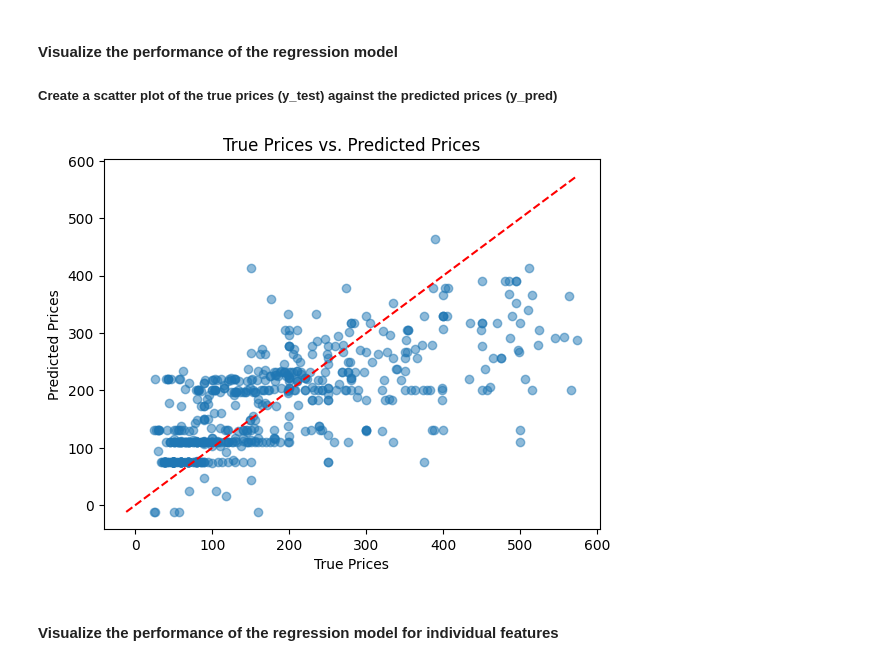
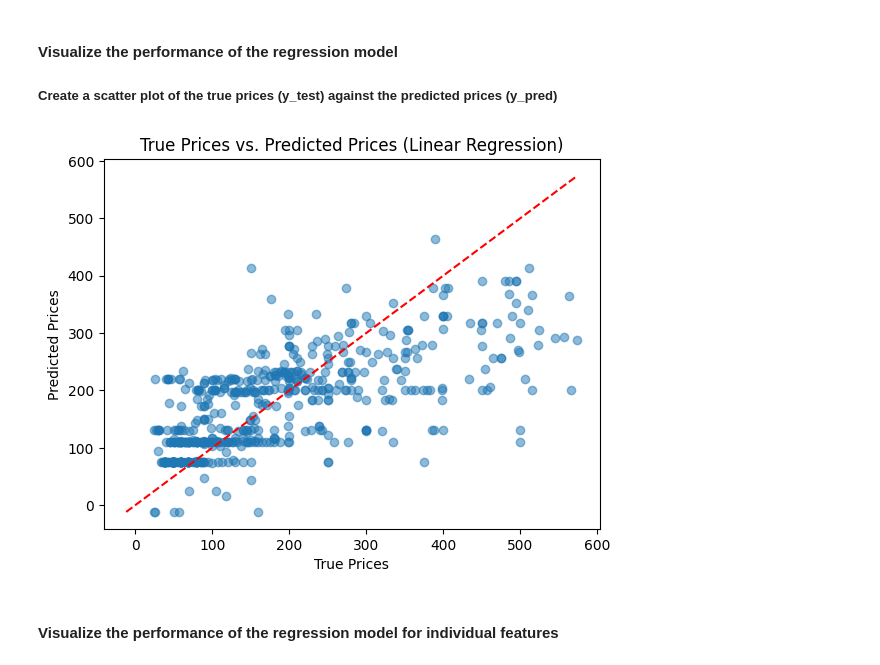
Before and after one commit to Theawmaster/Predict-Airbnb-Prices, a Jupyter notebook: 1_linear_regression.ipynb, the cells around one changed output. Drawn from its saved outputs; the diff is of its cells as text; code cells hidden in the pictures.

```diff
--- a/1_linear_regression.ipynb
+++ b/1_linear_regression.ipynb
@@ -86,26 +86,26 @@ R^2 score: 0.48178142872762253
 # %%
 def plot_true_vs_predicted(y_test, y_pred):
     # Create a scatter plot of the true prices against the predicted prices
     plt.scatter(y_test, y_pred, alpha=0.5)
     plt.xlabel('True Prices')
     plt.ylabel('Predicted Prices')
-    plt.title('True Prices vs. Predicted Prices')
+    plt.title('True Prices vs. Predicted Prices (Linear Regression)')
 
     # Convert y_test and y_pred to NumPy arrays
     y_test_np = np.array(y_test)
     y_pred_np = np.array(y_pred)
 
     # Add a diagonal line to represent perfect predictions
     min_val = min(y_test_np.min(), y_pred_np.min())
     max_val = max(y_test_np.max(), y_pred_np.max())
     plt.plot([min_val, max_val], [min_val, max_val], color='red', linestyle='--')
 
     # Show the plot
     plt.show()
 
 plot_true_vs_predicted(y_test, y_pred)
 # %% [output]
-[figure, old version]
+[figure, new version]
 # %% [markdown]
 #### Visualize the performance of the regression model for individual features
 # %%
```
Also changed, not shown: 3 other files.
